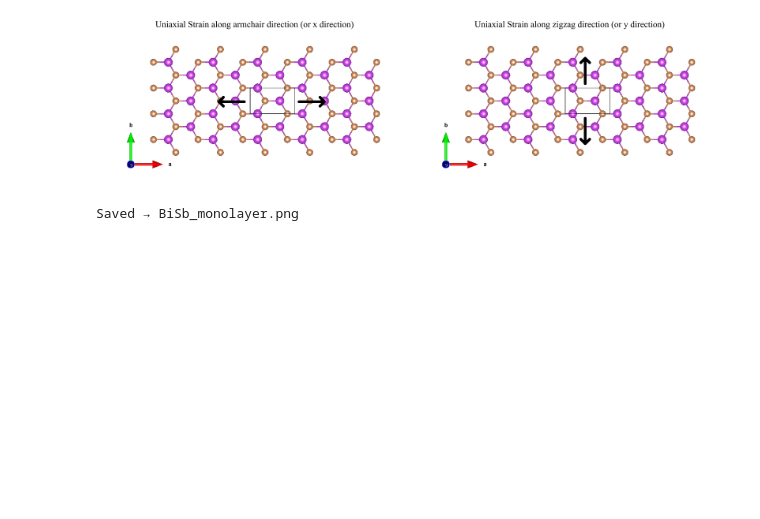
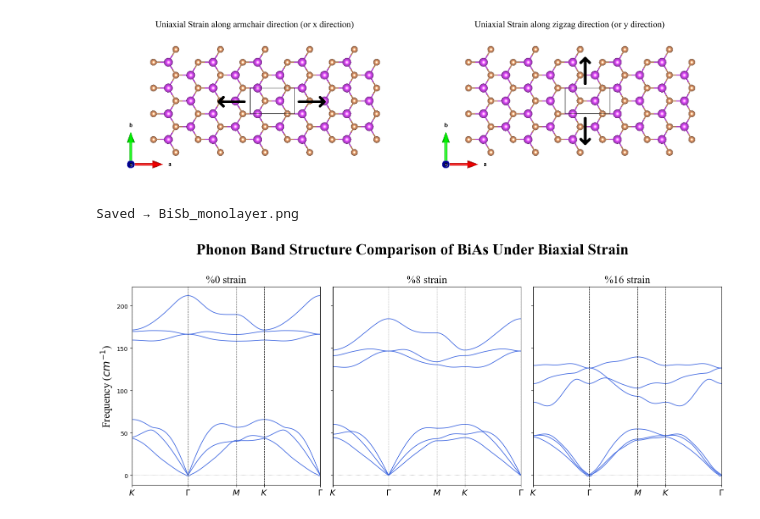
Before and after one commit to Lactuka/Thesis, a Jupyter notebook: test.ipynb, the cells around one changed output. Saved outputs shown, nothing was run; the diff lists cells and outputs as text; code cells hidden in the pictures; blank space fills up the shorter version.

```diff
--- a/test.ipynb
+++ b/test.ipynb
@@ -810,3 +810,77 @@ print("Saved → BiSb_monolayer.png")
 # %% [output]
 [figure]
 Saved → BiSb_monolayer.png
+# %%
+import yaml
+import numpy as np
+import matplotlib.pyplot as plt
+
+def parse_band_yaml(filepath):
+    """Parse phonopy band.yaml and return distances, frequencies, segment_boundaries."""
+    with open(filepath, 'r') as f:
+        data = yaml.safe_load(f)
+
+    segment_nqpoint = data['segment_nqpoint']
+
+    distances, frequencies = [], []
+    for phonon in data['phonon']:
+        distances.append(phonon['distance'])
+        frequencies.append([band['frequency'] for band in phonon['band']])
+
+    distances   = np.array(distances)
+    frequencies = np.array(frequencies)
+
+    idx, segment_boundaries = 0, []
+    for seg_nq in segment_nqpoint:
+        segment_boundaries.append(distances[idx])
+        idx += seg_nq
+    segment_boundaries.append(distances[-1])
+
+    return distances, frequencies, segment_boundaries
+
+
+# ── Configuration ────────────────────────────────────────────────────────────
+
+FILES  = ["phonon-bias-biaxial-0/band.yaml", "phonon-bias-biaxial-8/band.yaml", "phonon-bias-biaxial-16/band.yaml"]
+TITLES = ["%0 strain", "%8 strain", "%16 strain"]
+LABELS = [r'$K$', r'$\Gamma$', r'$M$',r'$K$',r'$\Gamma$']
+
+# ── Main ─────────────────────────────────────────────────────────────────────
+
+if __name__ == "__main__":
+
+    n = len(FILES)
+    datasets = [parse_band_yaml(f) for f in FILES]
+
+    # Shared y-range across all panels
+    all_freqs = np.concatenate([d[1].ravel() for d in datasets])
+    ymin, ymax = all_freqs.min(), all_freqs.max()
+    ypad = (ymax - ymin) * 0.05
+
+    fig, axes = plt.subplots(1, n, figsize=(5 * n, 6), sharey=True)
+    if n == 1:
+        axes = [axes]   # keep it iterable for the loop below
+
+    for i, (ax, (distances, frequencies, seg_bounds)) in enumerate(zip(axes, datasets)):
+
+        for band in frequencies.T:          # iterate over columns = bands
+            ax.plot(distances, band, color='royalblue', linewidth=1.2)
+
+        for xb in seg_bounds:
+            ax.axvline(x=xb, color='black', linewidth=0.8, linestyle='--')
+        ax.axhline(y=0, color='gray', linewidth=0.6, linestyle=':')
+
+        ax.set_xlim(distances[0], distances[-1])
+        ax.set_ylim(ymin - ypad, ymax + ypad)
+        ax.set_xticks(seg_bounds)
+        ax.set_xticklabels(LABELS,fontsize=14, fontname="Times New Roman", fontweight="bold")
+        ax.set_title(TITLES[i],fontsize=18, fontname="Times New Roman")
+        if i == 0:
+            ax.set_ylabel("Frequency ($cm^{-1}$)",fontsize=18, fontname="Times New Roman")
+
+    fig.suptitle("Phonon Band Structure Comparison of BiAs Under Biaxial Strain", y=1.02, fontsize=26, fontname="Times New Roman", fontweight="bold")
+    plt.tight_layout()
+    plt.savefig("phonon_bands_comparison-biaxial.png", dpi=150, bbox_inches='tight')
+    plt.show()
+# %% [output]
+[figure, added]
```
Also changed, not shown: 54 other files.
